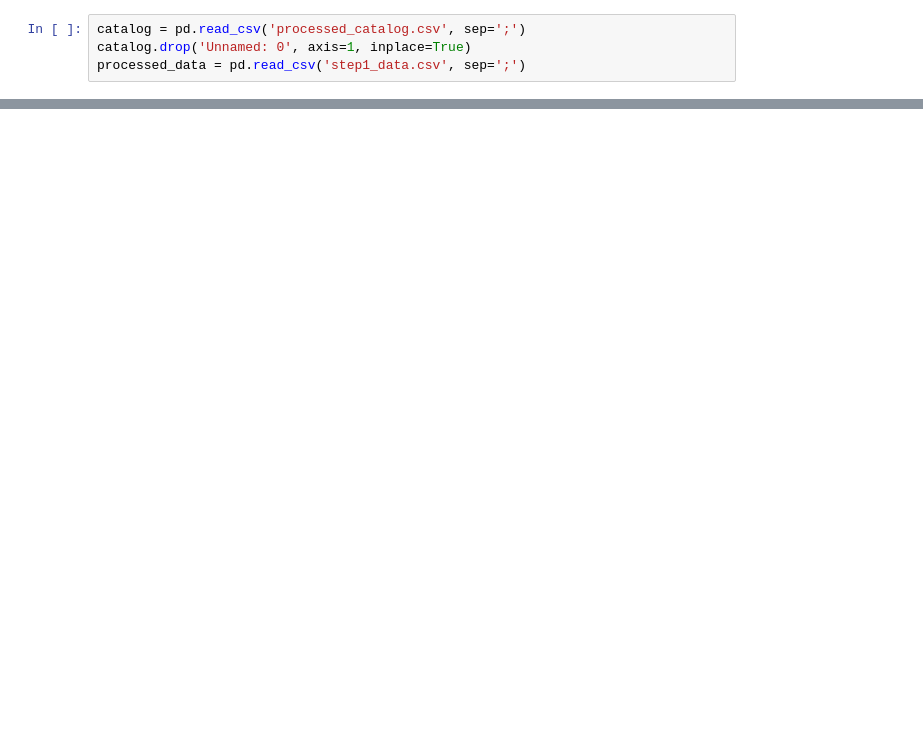
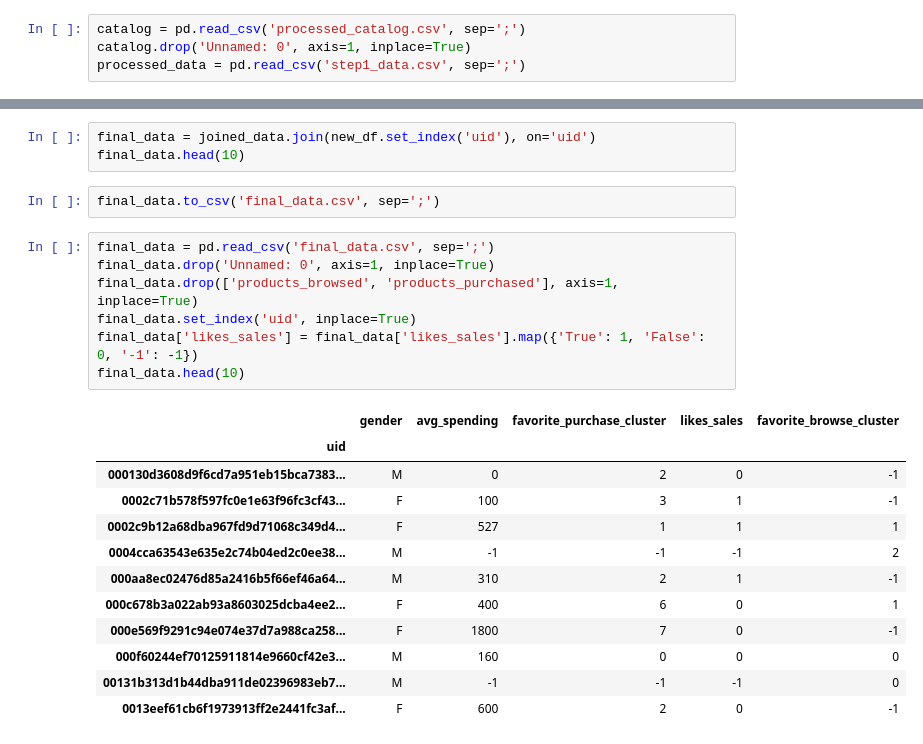
Before and after one commit to bruno-edo/chaordic-ds-challenge, a Jupyter notebook: data-treatment.ipynb, the cells around one changed output, grey strips where cells are left out. Drawn from its saved outputs; the diff is of its cells as text; blank space fills up the shorter version.

```diff
--- a/data-treatment.ipynb
+++ b/data-treatment.ipynb
@@ -411,0 +366,25 @@ True
+# %%
+final_data = joined_data.join(new_df.set_index('uid'), on='uid')
+final_data.head(10)
+# %%
+final_data.to_csv('final_data.csv', sep=';')
+# %%
+final_data = pd.read_csv('final_data.csv', sep=';')
+final_data.drop('Unnamed: 0', axis=1, inplace=True)
+final_data.drop(['products_browsed', 'products_purchased'], axis=1, inplace=True)
+final_data.set_index('uid', inplace=True)
+final_data['likes_sales'] = final_data['likes_sales'].map({'True': 1, 'False': 0, '-1': -1})
+final_data.head(10)
+# %% [output]
+|  | gender | avg_spending | favorite_purchase_cluster | likes_sales | favorite_browse_cluster |
+| uid |  |  |  |  |  |
+| 000130d3608d9f6cd7a951eb15bca7383... | M | 0 | 2 | 0 | -1 |
+| 0002c71b578f597fc0e1e63f96fc3cf43... | F | 100 | 3 | 1 | -1 |
+| 0002c9b12a68dba967fd9d71068c349d4... | F | 527 | 1 | 1 | 1 |
+| 0004cca63543e635e2c74b04ed2c0ee38... | M | -1 | -1 | -1 | 2 |
+| 000aa8ec02476d85a2416b5f66ef46a64... | M | 310 | 2 | 1 | -1 |
+| 000c678b3a022ab93a8603025dcba4ee2... | F | 400 | 6 | 0 | 1 |
+| 000e569f9291c94e074e37d7a988ca258... | F | 1800 | 7 | 0 | -1 |
+| 000f60244ef70125911814e9660cf42e3... | M | 160 | 0 | 0 | 0 |
+| 00131b313d1b44dba911de02396983eb7... | M | -1 | -1 | -1 | 0 |
+| 0013eef61cb6f1973913ff2e2441fc3af... | F | 600 | 2 | 0 | -1 |
```
Also changed, not shown: parts of 64 cells of this notebook, 7 other files.
